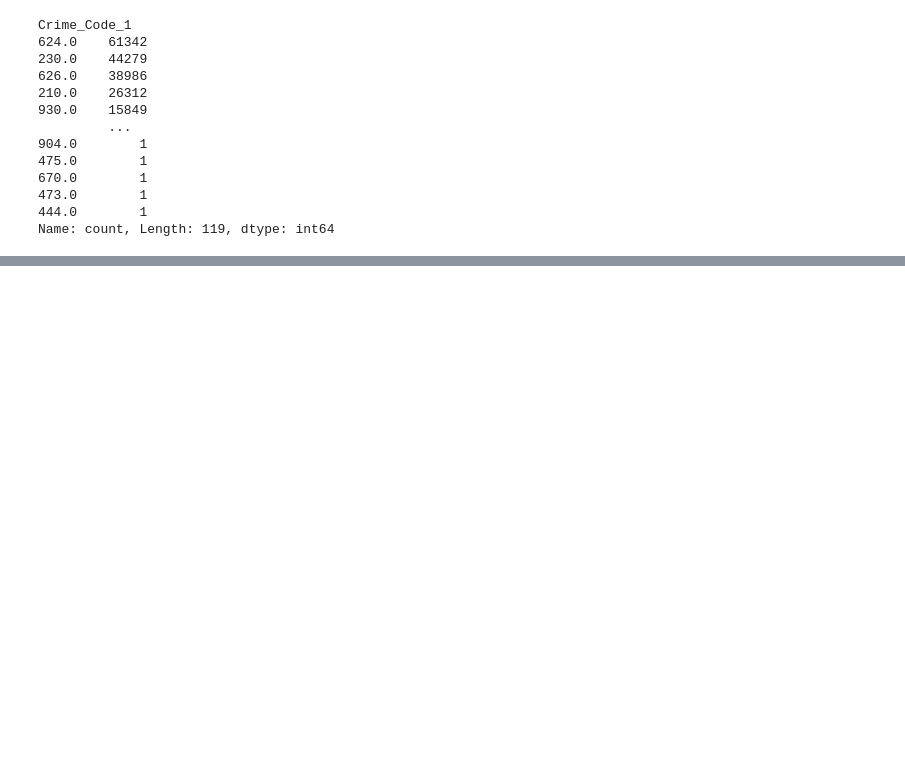
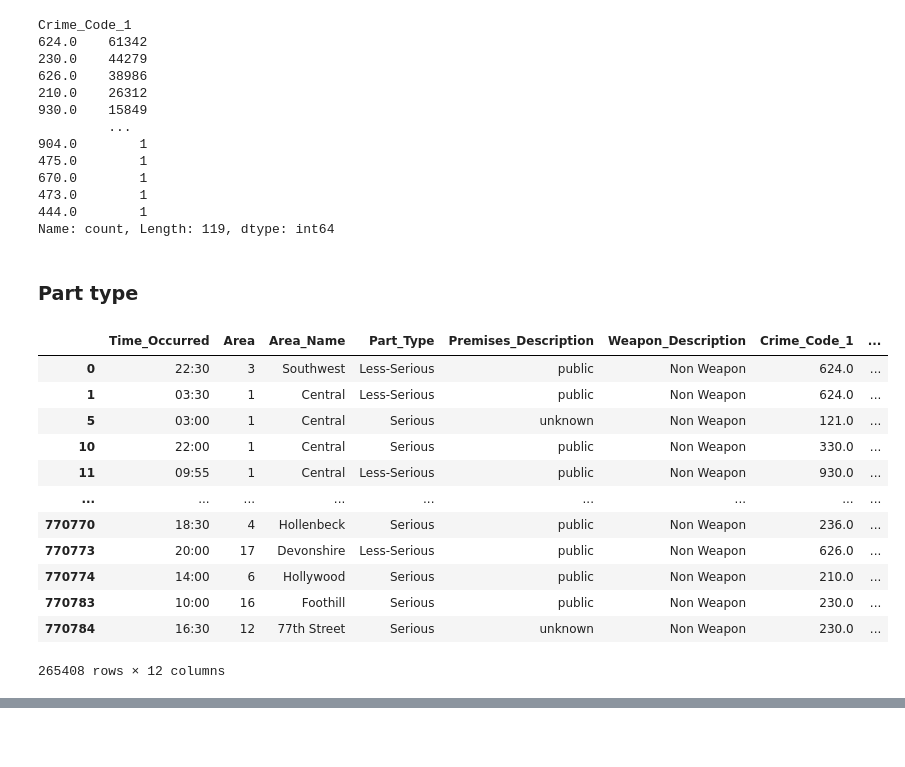
Before and after one commit to MrBinit/Supervised-Learning, a Jupyter notebook: logistic regression/project.ipynb, the cells around one changed output, grey strips where cells are left out. Cells and saved outputs as stored; diff of their text form; code cells hidden in the pictures; blank space fills up the shorter version.

```diff
--- a/logistic regression/project.ipynb
+++ b/logistic regression/project.ipynb
@@ -1027,6 +1043,30 @@ Crime_Code_1
 473.0        1
 444.0        1
 Name: count, Length: 119, dtype: int64
+# %% [markdown]
+### Part type
+# %%
+def year (x):
+    if x == 1 :
+        return 'Serious'
+    else:
+        return 'Less-Serious'
+df['Part_Type'] = df['Part_Type'].apply(year)
+df
+# %% [output]
+|  | Time_Occurred | Area | Area_Name | Part_Type | Premises_Description | Weapon_Description | Crime_Code_1 | ... |
+| 0 | 22:30 | 3 | Southwest | Less-Serious | public | Non Weapon | 624.0 | ... |
+| 1 | 03:30 | 1 | Central | Less-Serious | public | Non Weapon | 624.0 | ... |
+| 5 | 03:00 | 1 | Central | Serious | unknown | Non Weapon | 121.0 | ... |
+| 10 | 22:00 | 1 | Central | Serious | public | Non Weapon | 330.0 | ... |
+| 11 | 09:55 | 1 | Central | Less-Serious | public | Non Weapon | 930.0 | ... |
+| ... | ... | ... | ... | ... | ... | ... | ... | ... |
+| 770770 | 18:30 | 4 | Hollenbeck | Serious | public | Non Weapon | 236.0 | ... |
+| 770773 | 20:00 | 17 | Devonshire | Less-Serious | public | Non Weapon | 626.0 | ... |
+| 770774 | 14:00 | 6 | Hollywood | Serious | public | Non Weapon | 210.0 | ... |
+| 770783 | 10:00 | 16 | Foothill | Serious | public | Non Weapon | 230.0 | ... |
+| 770784 | 16:30 | 12 | 77th Street | Serious | unknown | Non Weapon | 230.0 | ... |
+265408 rows × 12 columns
 # %%
 df.columns
 # %% [output]
```
Also changed, not shown: parts of 14 cells of this notebook.
